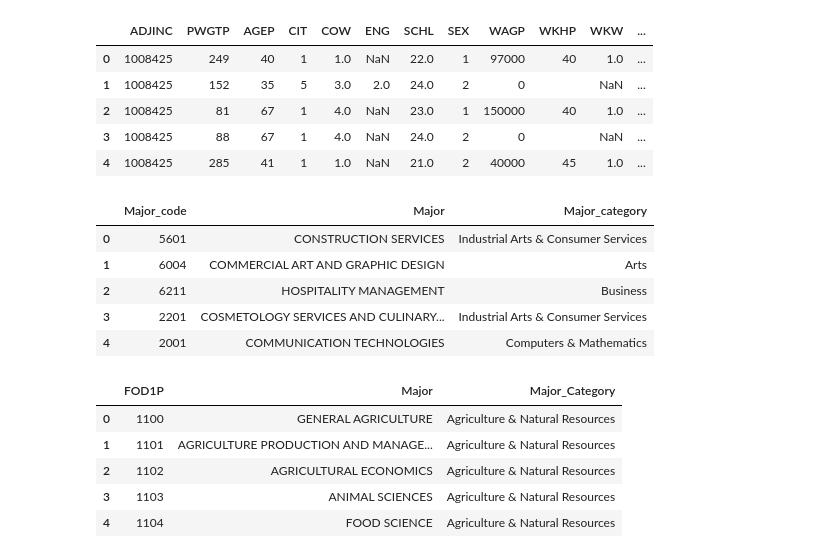
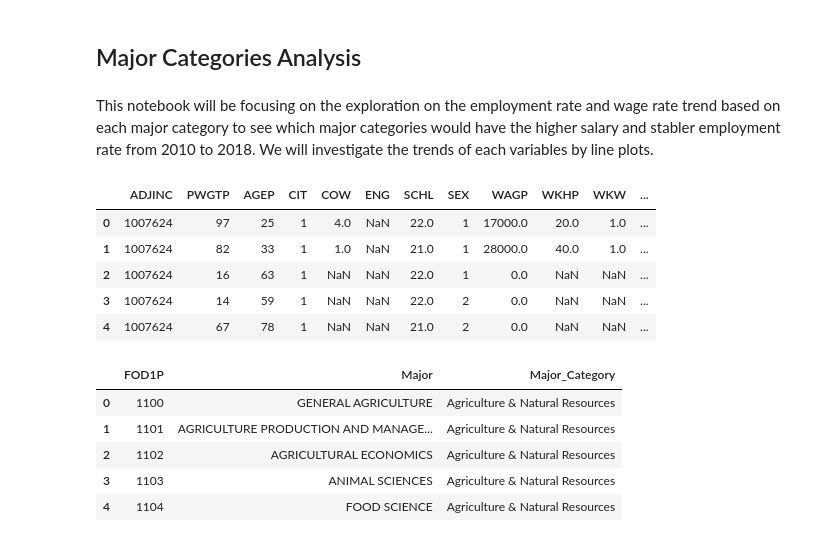
Before and after one commit to UCB-stat-159-s22/hw07-Group21, a Jupyter notebook: stephen-analysis.ipynb, the cells around one changed output. Saved outputs shown, nothing was run; the diff lists cells and outputs as text; code cells hidden in the pictures.

```diff
--- a/stephen-analysis.ipynb
+++ b/stephen-analysis.ipynb
@@ -1 +1,5 @@
+# %% [markdown]
+## Major Categories Analysis
+# %% [markdown]
+This notebook will be focusing on the exploration on the employment rate and wage rate trend based on each major category to see which major categories would have the higher salary and stabler employment rate from 2010 to 2018. We will investigate the trends of each variables by line plots.
 # %%
@@ -6,29 +13,18 @@ import matplotlib.pyplot as plt
 # %%
+# read in the required data
 edu_wage10 = pd.read_csv("data/pums/processed/10_edu_wage_data.csv")
 edu_wage12 = pd.read_csv("data/pums/processed/12_edu_wage_data.csv")
 edu_wage14 = pd.read_csv("data/pums/processed/14_edu_wage_data.csv")
 edu_wage16 = pd.read_csv("data/pums/processed/16_edu_wage_data.csv")
 edu_wage18 = pd.read_csv("data/pums/processed/18_edu_wage_data.csv")
+edu_wage10.head()
+# %% [output]
+|  | ADJINC | PWGTP | AGEP | CIT | COW | ENG | SCHL | SEX | WAGP | WKHP | WKW | ... |
+| 0 | 1007624 | 97 | 25 | 1 | 4.0 | NaN | 22.0 | 1 | 17000.0 | 20.0 | 1.0 | ... |
+| 1 | 1007624 | 82 | 33 | 1 | 1.0 | NaN | 21.0 | 1 | 28000.0 | 40.0 | 1.0 | ... |
+| 2 | 1007624 | 16 | 63 | 1 | NaN | NaN | 22.0 | 1 | 0.0 | NaN | NaN | ... |
+| 3 | 1007624 | 14 | 59 | 1 | NaN | NaN | 22.0 | 2 | 0.0 | NaN | NaN | ... |
+| 4 | 1007624 | 67 | 78 | 1 | NaN | NaN | 21.0 | 2 | 0.0 | NaN | NaN | ... |
-# %%
-edu_wage14.head()
-# %% [output]
-|  | ADJINC | PWGTP | AGEP | CIT | COW | ENG | SCHL | SEX | WAGP | WKHP | WKW | ... |
-| 0 | 1008425 | 249 | 40 | 1 | 1.0 | NaN | 22.0 | 1 | 97000 | 40 | 1.0 | ... |
-| 1 | 1008425 | 152 | 35 | 5 | 3.0 | 2.0 | 24.0 | 2 | 0 |  | NaN | ... |
-| 2 | 1008425 | 81 | 67 | 1 | 4.0 | NaN | 23.0 | 1 | 150000 | 40 | 1.0 | ... |
-| 3 | 1008425 | 88 | 67 | 1 | 4.0 | NaN | 24.0 | 2 | 0 |  | NaN | ... |
-| 4 | 1008425 | 285 | 41 | 1 | 1.0 | NaN | 21.0 | 2 | 40000 | 45 | 1.0 | ... |
-# %%
-grad_students = pd.read_csv("data/fivethiryeight/grad-students.csv")
-grad_students = grad_students[["Major_code", "Major", "Major_category"]]
-grad_students.head()
-# %% [output]
-|  | Major_code | Major | Major_category |
-| 0 | 5601 | CONSTRUCTION SERVICES | Industrial Arts & Consumer Services |
-| 1 | 6004 | COMMERCIAL ART AND GRAPHIC DESIGN | Arts |
-| 2 | 6211 | HOSPITALITY MANAGEMENT | Business |
-| 3 | 2201 | COSMETOLOGY SERVICES AND CULINARY... | Industrial Arts & Consumer Services |
-| 4 | 2001 | COMMUNICATION TECHNOLOGIES | Computers & Mathematics |
 # %%
 majors_list = pd.read_csv("data/fivethiryeight/majors-list.csv")
 majors_list = majors_list[majors_list["FOD1P"] != "bbbb "]
```
Also changed, not shown: parts of 12 cells of this notebook.
